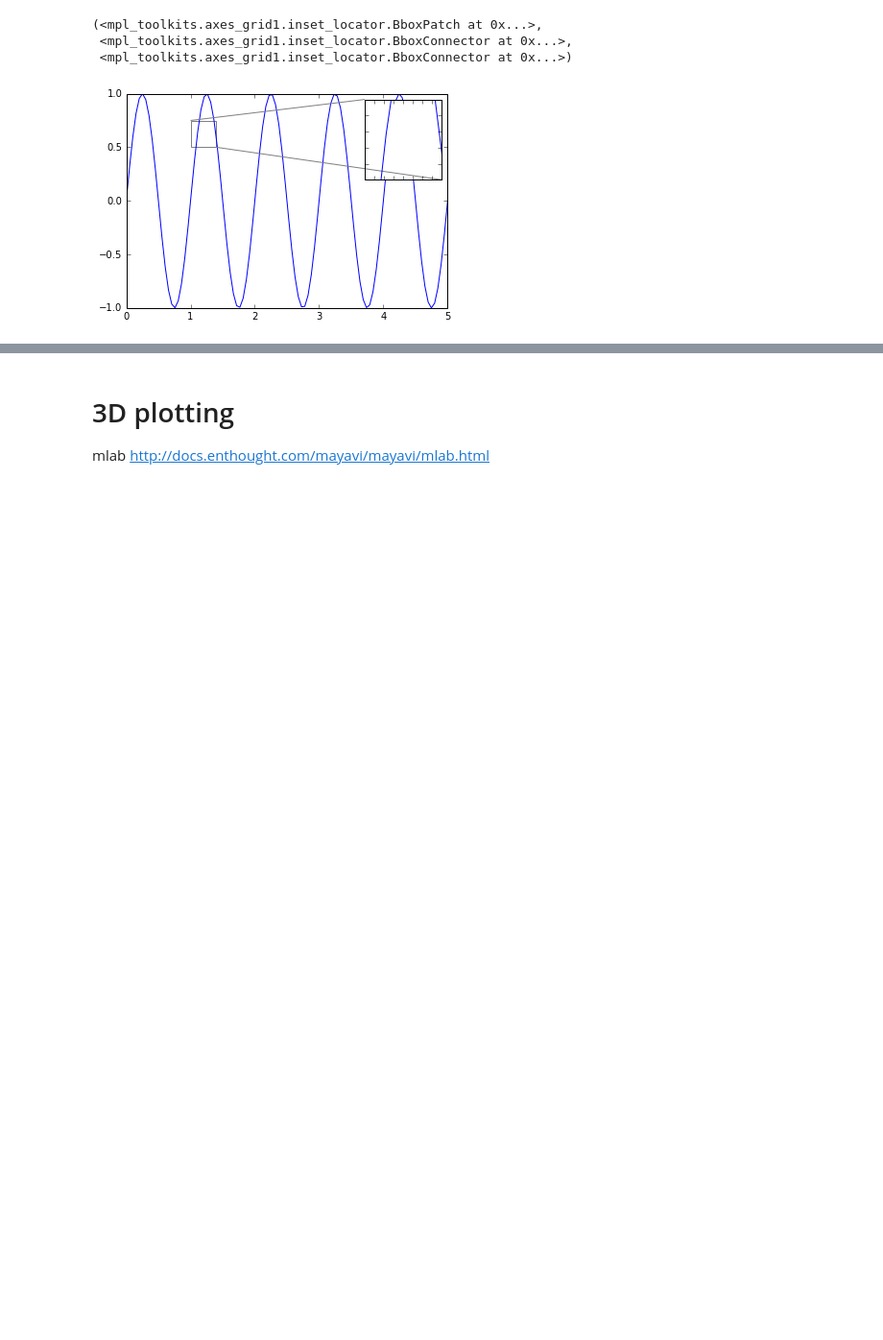
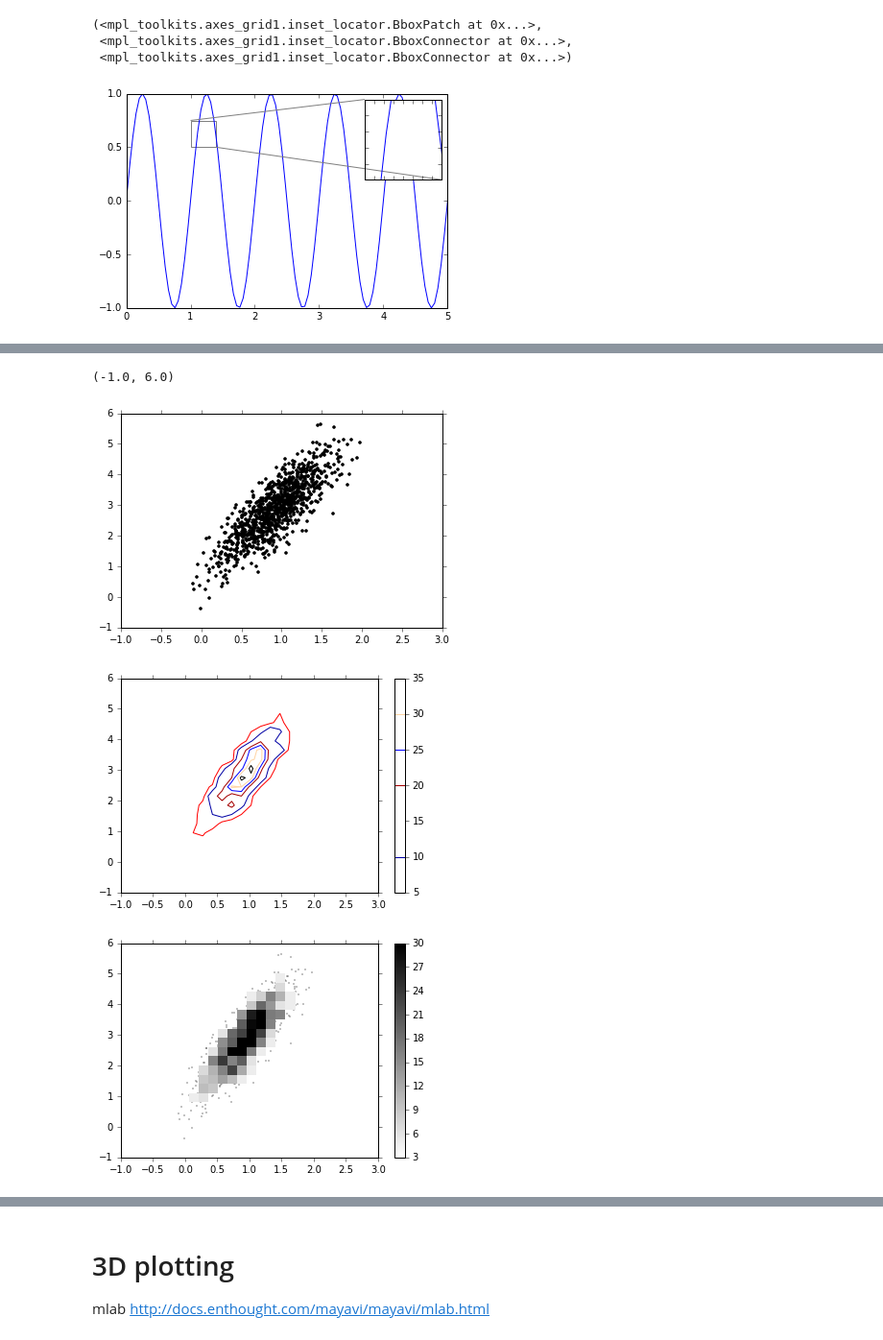
Before and after one commit to hypergravity/cham_hates_python, a Jupyter notebook: cham_teaches_python_05_plotting.ipynb, the cells around one changed output, grey strips where cells are left out. Shown: that part at 96% size. Saved outputs shown, nothing was run; the diff lists cells and outputs as text; code cells hidden in the pictures; blank space fills up the shorter version.

Commit message:
add contour plots

```diff
--- a/cham_teaches_python_05_plotting.ipynb
+++ b/cham_teaches_python_05_plotting.ipynb
@@ -120,0 +128,55 @@ mark_inset(ax, axins, loc1=2, loc2=4, fc="none", ec="0.5")
+# %%
+from scipy.stats import binned_statistic_2d
+x_ = np.random.randn(1000,)*0.2+0.
+y_ = np.random.randn(1000,)*1.0+3.
+
+theta = np.pi*0.1
+x = x_*np.cos(theta) + y_*np.sin(theta)
+y = -x_*np.sin(theta) + y_*np.cos(theta)
+
+statistic, x_edges, y_edges, binnumber = \
+    binned_statistic_2d(x, y, x, statistic='count', bins=[np.arange(-1.0, 3.0, 0.15), np.arange(-1.0, 6.0, 0.3)])
+statistic = statistic.T
+x_centers = diff(x_edges)/2.+x_edges[:-1]
+y_centers = diff(y_edges)/2.+y_edges[:-1]
+
+
+fig = plt.figure()
+
+plt.plot(x, y, 'k.')
+plt.xlim(-1., 3.)
+plt.ylim(-1., 6.)
+
+fig = plt.figure()
+plt.contour(x_centers, y_centers, statistic)
+plt.xlim(-1., 3.)
+plt.ylim(-1., 6.)
+plt.colorbar()
+
+fig = plt.figure()
+statistic[statistic<5.] = np.nan
+plt.plot(x, y, '.', c='k', ms=1, zorder=2)
+
+# Define custom colormaps: Set pixels with no sources to white
+cmap = plt.cm.gray_r
+cmap.set_bad('w', 0.)
+plt.imshow(statistic,
+           extent=(x_edges[0], x_edges[-1], y_edges[0], y_edges[-1]),
+           interpolation='nearest',
+           origin='lower',
+           cmap=cmap,
+           aspect='auto',
+           alpha=1.0,
+           vmin=3, vmax=30,zorder=3)
+
+# plt.contour(x_centers, y_centers, statistic)
+plt.colorbar()
+plt.xlim(-1., 3.)
+plt.ylim(-1., 6.)
+
+# fig.tight_layout()
+# %% [output]
+(-1.0, 6.0)
+[figure, added]
+[figure, added]
+[figure, added]
```
Also changed, not shown: parts of 3 cells of this notebook, 1 other file.
